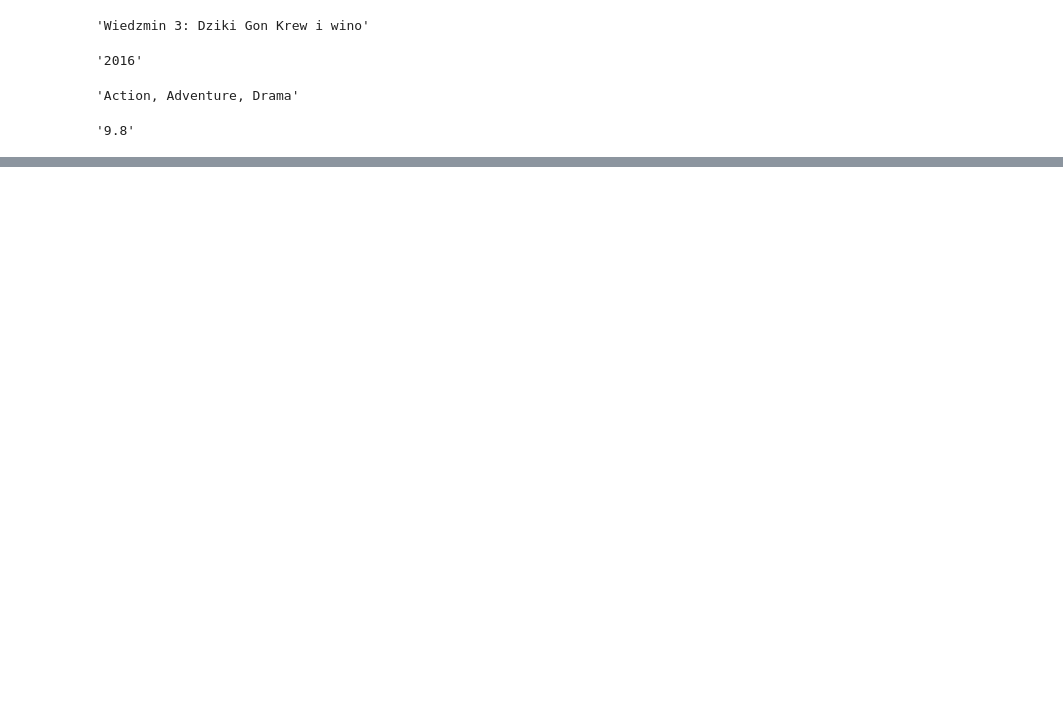
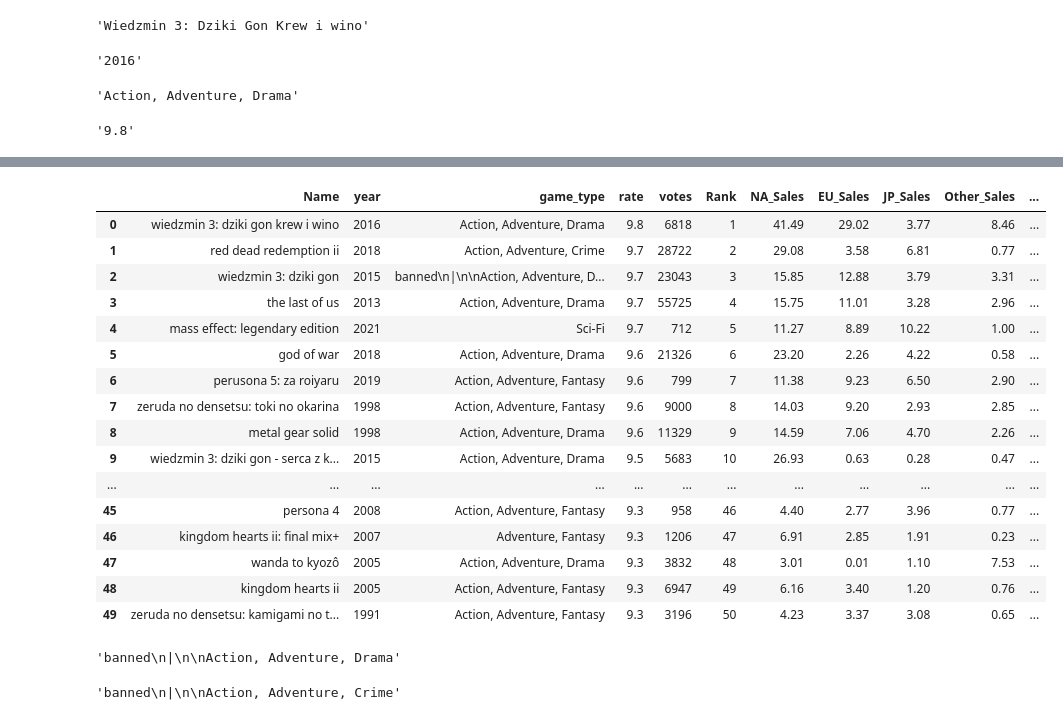
Before and after one commit to RazanAlzahrani1/VideoGames_Regression, a Jupyter notebook: VideoGamesWebscrabing .ipynb, the cells around one changed output, grey strips where cells are left out. Cells and saved outputs as stored; diff of their text form; code cells hidden in the pictures; blank space fills up the shorter version.

```diff
--- a/VideoGamesWebscrabing .ipynb
+++ b/VideoGamesWebscrabing .ipynb
@@ -245,0 +291,20 @@ Vgames
+# %%
+df3
+# %% [output]
+|  | Name | year | game_type | rate | votes | Rank | NA_Sales | EU_Sales | JP_Sales | Other_Sales | ... |
+| 0 | wiedzmin 3: dziki gon krew i wino | 2016 | Action, Adventure, Drama | 9.8 | 6818 | 1 | 41.49 | 29.02 | 3.77 | 8.46 | ... |
+| 1 | red dead redemption ii | 2018 | Action, Adventure, Crime | 9.7 | 28722 | 2 | 29.08 | 3.58 | 6.81 | 0.77 | ... |
+| 2 | wiedzmin 3: dziki gon | 2015 | banned\n|\n\nAction, Adventure, D... | 9.7 | 23043 | 3 | 15.85 | 12.88 | 3.79 | 3.31 | ... |
+| 3 | the last of us | 2013 | Action, Adventure, Drama | 9.7 | 55725 | 4 | 15.75 | 11.01 | 3.28 | 2.96 | ... |
+| 4 | mass effect: legendary edition | 2021 | Sci-Fi | 9.7 | 712 | 5 | 11.27 | 8.89 | 10.22 | 1.00 | ... |
+| 5 | god of war | 2018 | Action, Adventure, Drama | 9.6 | 21326 | 6 | 23.20 | 2.26 | 4.22 | 0.58 | ... |
+| 6 | perusona 5: za roiyaru | 2019 | Action, Adventure, Fantasy | 9.6 | 799 | 7 | 11.38 | 9.23 | 6.50 | 2.90 | ... |
+| 7 | zeruda no densetsu: toki no okarina | 1998 | Action, Adventure, Fantasy | 9.6 | 9000 | 8 | 14.03 | 9.20 | 2.93 | 2.85 | ... |
+| 8 | metal gear solid | 1998 | Action, Adventure, Drama | 9.6 | 11329 | 9 | 14.59 | 7.06 | 4.70 | 2.26 | ... |
+| 9 | wiedzmin 3: dziki gon - serca z k... | 2015 | Action, Adventure, Drama | 9.5 | 5683 | 10 | 26.93 | 0.63 | 0.28 | 0.47 | ... |
+| ... | ... | ... | ... | ... | ... | ... | ... | ... | ... | ... | ... |
+| 45 | persona 4 | 2008 | Action, Adventure, Fantasy | 9.3 | 958 | 46 | 4.40 | 2.77 | 3.96 | 0.77 | ... |
+| 46 | kingdom hearts ii: final mix+ | 2007 | Adventure, Fantasy | 9.3 | 1206 | 47 | 6.91 | 2.85 | 1.91 | 0.23 | ... |
+| 47 | wanda to kyozô | 2005 | Action, Adventure, Drama | 9.3 | 3832 | 48 | 3.01 | 0.01 | 1.10 | 7.53 | ... |
+| 48 | kingdom hearts ii | 2005 | Action, Adventure, Fantasy | 9.3 | 6947 | 49 | 6.16 | 3.40 | 1.20 | 0.76 | ... |
+| 49 | zeruda no densetsu: kamigami no t... | 1991 | Action, Adventure, Fantasy | 9.3 | 3196 | 50 | 4.23 | 3.37 | 3.08 | 0.65 | ... |
@@ -245,0 +313,8 @@ Vgames
+# %%
+df3.loc[2]['game_type']
+# %% [output]
+'banned\n|\n\nAction, Adventure, Drama'
+# %%
+df3.loc[25]['game_type']
+# %% [output]
+'banned\n|\n\nAction, Adventure, Crime'
```
Also changed, not shown: parts of 36 cells of this notebook.
